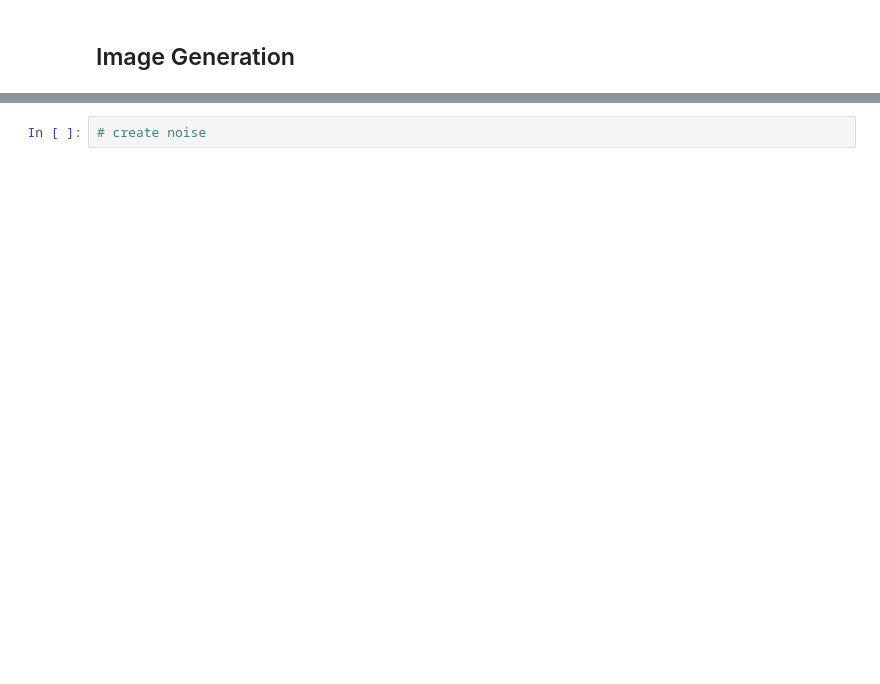
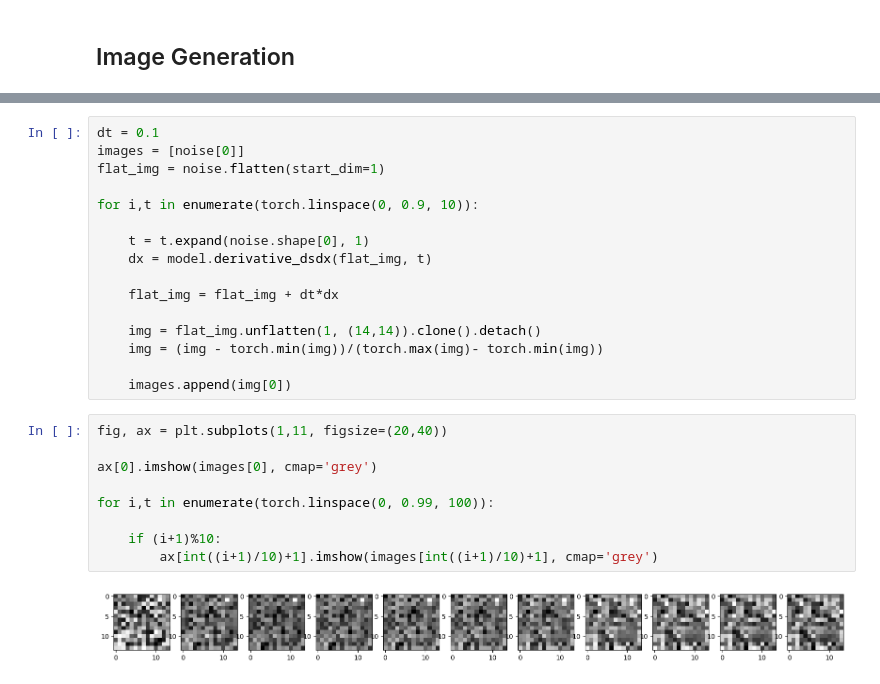
Before and after one commit to billyth101/Image-Generation-via-Action-Matching, a Jupyter notebook: pipeline.ipynb, the cells around one changed output, grey strips where cells are left out. Drawn from its saved outputs; the diff is of its cells as text; blank space fills up the shorter version.

```diff
--- a/pipeline.ipynb
+++ b/pipeline.ipynb
@@ -100,2 +119,27 @@ plt.plot(losses)
 # %%
-# create noise
+dt = 0.1
+images = [noise[0]]
+flat_img = noise.flatten(start_dim=1)
+
+for i,t in enumerate(torch.linspace(0, 0.9, 10)):
+
+    t = t.expand(noise.shape[0], 1)
+    dx = model.derivative_dsdx(flat_img, t)
+
+    flat_img = flat_img + dt*dx
+
+    img = flat_img.unflatten(1, (14,14)).clone().detach()
+    img = (img - torch.min(img))/(torch.max(img)- torch.min(img))
+
+    images.append(img[0])
+# %%
+fig, ax = plt.subplots(1,11, figsize=(20,40))
+
+ax[0].imshow(images[0], cmap='grey')
+
+for i,t in enumerate(torch.linspace(0, 0.99, 100)):
+
+    if (i+1)%10:
+        ax[int((i+1)/10)+1].imshow(images[int((i+1)/10)+1], cmap='grey')
+# %% [output]
+[figure, added]
```
Also changed, not shown: parts of 7 cells of this notebook, 2 other files.
